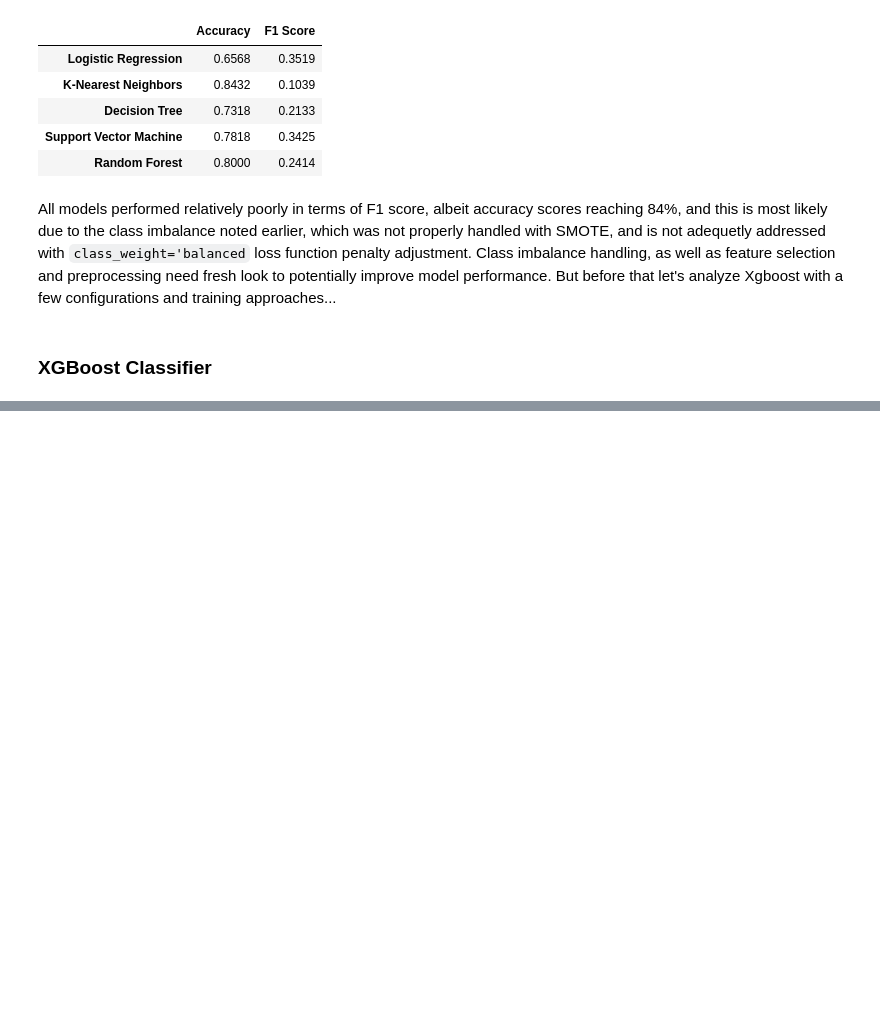
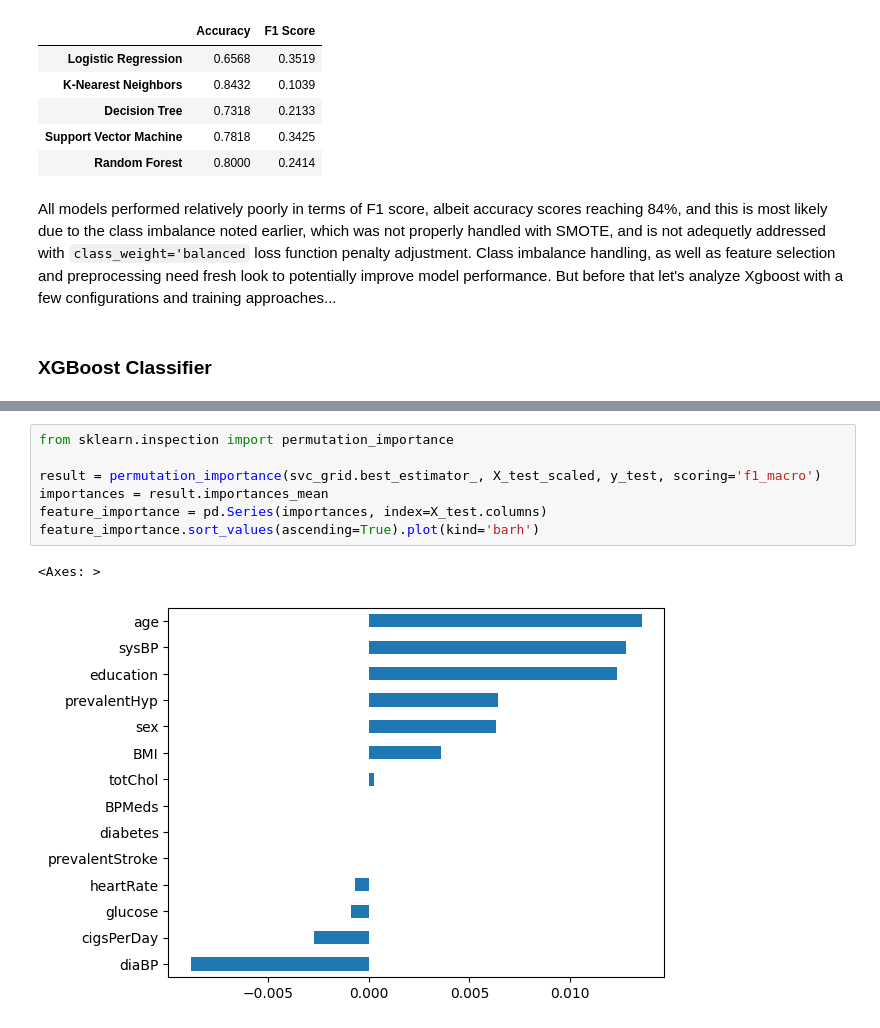
Before and after one commit to mtfattahpour/chd-prediction, a Jupyter notebook: notebooks/model_training2.ipynb, the cells around one changed output, grey strips where cells are left out. Saved outputs shown, nothing was run; the diff lists cells and outputs as text; blank space fills up the shorter version.

```diff
--- a/notebooks/model_training2.ipynb
+++ b/notebooks/model_training2.ipynb
@@ -497,0 +634,10 @@ All models performed relatively poorly in terms of F1 score, albeit accuracy sco
+# %%
+from sklearn.inspection import permutation_importance
+
+result = permutation_importance(svc_grid.best_estimator_, X_test_scaled, y_test, scoring='f1_macro')
+importances = result.importances_mean
+feature_importance = pd.Series(importances, index=X_test.columns)
+feature_importance.sort_values(ascending=True).plot(kind='barh')
+# %% [output]
+<Axes: >
+[figure, added]
```
Also changed, not shown: parts of 12 cells of this notebook.
